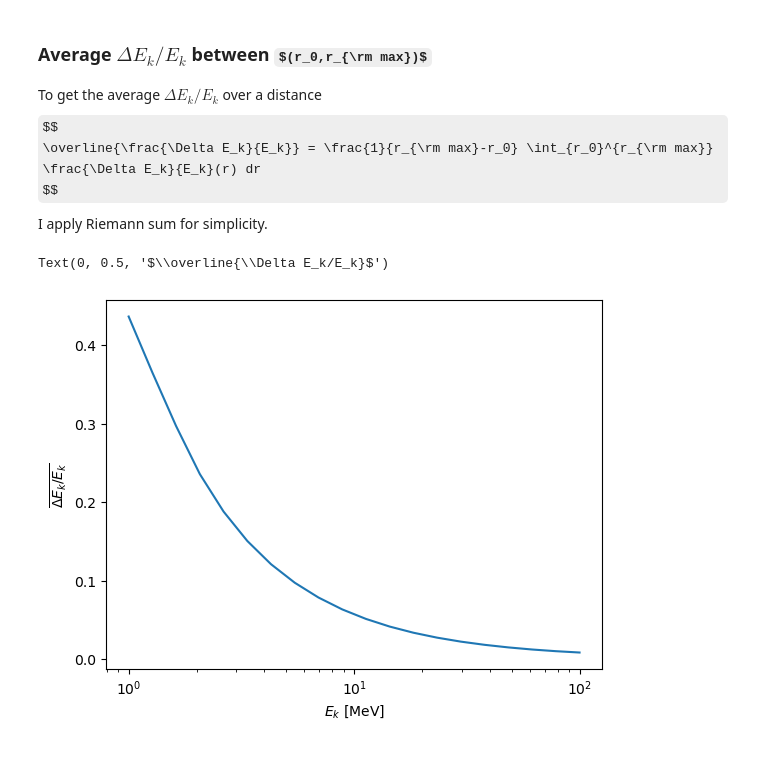
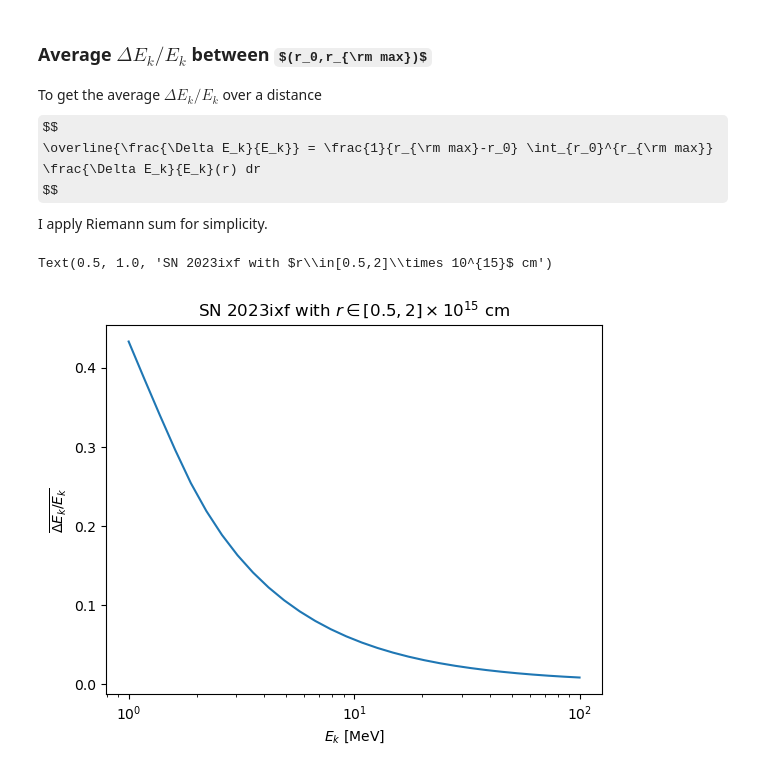
Before and after one commit to yenhsunlin/CSM_DP, a Jupyter notebook: efficiency.ipynb, the cells around one changed output. Saved outputs shown, nothing was run; the diff lists cells and outputs as text; code cells hidden in the pictures; some formulas as TeX source.

```diff
--- a/efficiency.ipynb
+++ b/efficiency.ipynb
@@ -175,14 +175,14 @@ $$
 I apply Riemann sum for simplicity.
 # %%
 CSM_radii =  np.linspace(r0,rmax,300)
-Ek_list = np.logspace(0,2,20)
+Ek_list = np.logspace(0,2,30)
 effy_avg = [np.sum([deposition_efficiency(r,rmax,Ek) for r in CSM_radii])*(CSM_radii[9]-CSM_radii[8])/(rmax-r0) for Ek in Ek_list]
 # %%
 plt.plot(Ek_list,effy_avg)
 plt.xscale('log')
 plt.xlabel(r'$E_k$ [MeV]')
 plt.ylabel(r'$\overline{\Delta E_k/E_k}$')
-plt.title('SN 2023ixf with r')
+plt.title(r'SN 2023ixf with $r\in[0.5,2]\times 10^{15}$ cm')
 # %% [output]
-Text(0, 0.5, '$\\overline{\\Delta E_k/E_k}$')
+Text(0.5, 1.0, 'SN 2023ixf with $r\\in[0.5,2]\\times 10^{15}$ cm')
-[figure, old version]
+[figure, new version]
```
